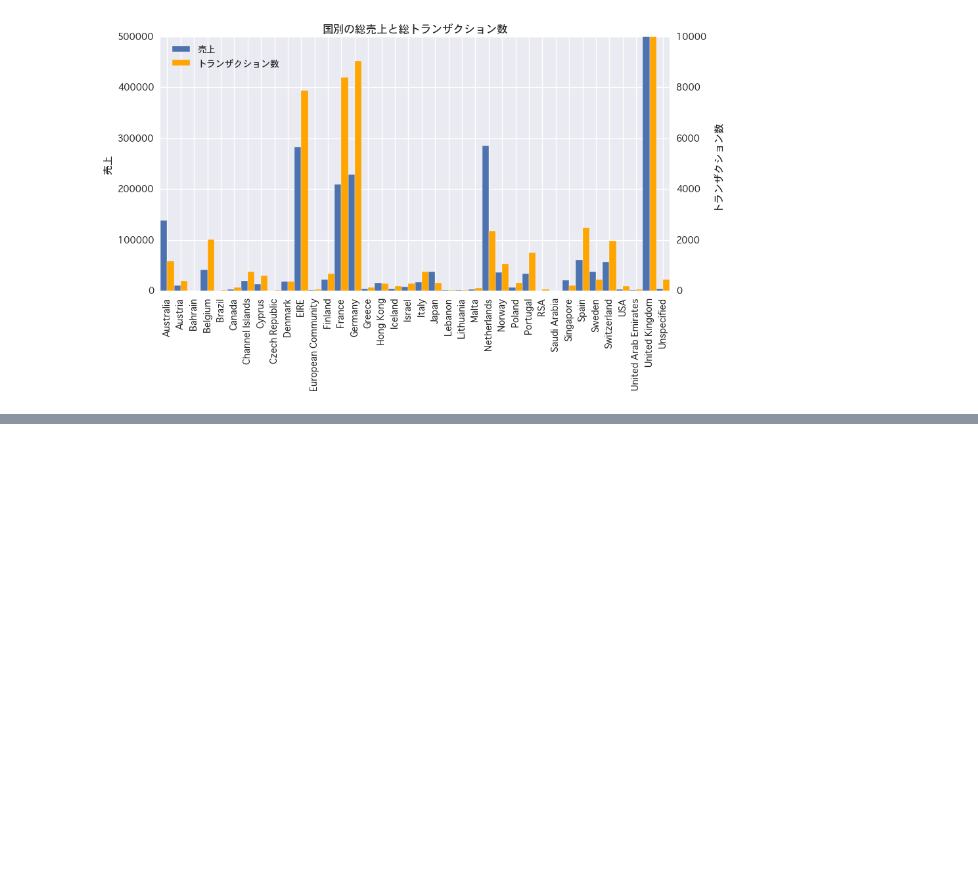
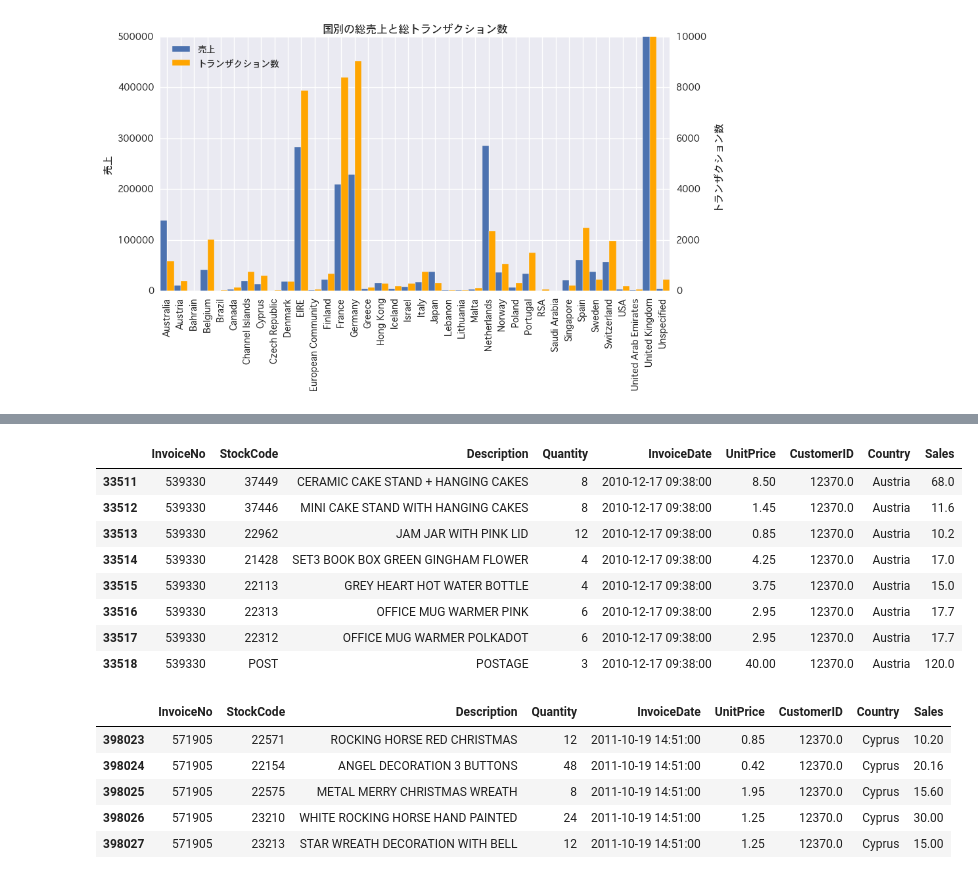
Before and after one commit to Fujiki-Nakamura/OnlineRetailAnalysis, a Jupyter notebook: EDA/sales.ipynb, the cells around one changed output, grey strips where cells are left out. Drawn from its saved outputs; the diff is of its cells as text; code cells hidden in the pictures; blank space fills up the shorter version.

```diff
--- a/EDA/sales.ipynb
+++ b/EDA/sales.ipynb
@@ -138,0 +332,23 @@ Name: Sales, dtype: float64
+# %%
+# 顧客の中には Country が複数ある顧客もいる
+# この顧客は途中で Country が変更したわけでもない。
+
+df_sales[df_sales['CustomerID'] == 12370.0]['Country'].unique()
+display(df_sales[(df_sales['CustomerID'] == 12370.0) & (df_sales['Country'] == 'Austria')])
+display(df_sales[(df_sales['CustomerID'] == 12370.0) & (df_sales['Country'] == 'Cyprus')].tail())
+# %% [output]
+|  | InvoiceNo | StockCode | Description | Quantity | InvoiceDate | UnitPrice | CustomerID | Country | Sales |
+| 33511 | 539330 | 37449 | CERAMIC CAKE STAND + HANGING CAKES | 8 | 2010-12-17 09:38:00 | 8.50 | 12370.0 | Austria | 68.0 |
+| 33512 | 539330 | 37446 | MINI CAKE STAND WITH HANGING CAKES | 8 | 2010-12-17 09:38:00 | 1.45 | 12370.0 | Austria | 11.6 |
+| 33513 | 539330 | 22962 | JAM JAR WITH PINK LID | 12 | 2010-12-17 09:38:00 | 0.85 | 12370.0 | Austria | 10.2 |
+| 33514 | 539330 | 21428 | SET3 BOOK BOX GREEN GINGHAM FLOWER | 4 | 2010-12-17 09:38:00 | 4.25 | 12370.0 | Austria | 17.0 |
+| 33515 | 539330 | 22113 | GREY HEART HOT WATER BOTTLE | 4 | 2010-12-17 09:38:00 | 3.75 | 12370.0 | Austria | 15.0 |
+| 33516 | 539330 | 22313 | OFFICE MUG WARMER PINK | 6 | 2010-12-17 09:38:00 | 2.95 | 12370.0 | Austria | 17.7 |
+| 33517 | 539330 | 22312 | OFFICE MUG WARMER POLKADOT | 6 | 2010-12-17 09:38:00 | 2.95 | 12370.0 | Austria | 17.7 |
+| 33518 | 539330 | POST | POSTAGE | 3 | 2010-12-17 09:38:00 | 40.00 | 12370.0 | Austria | 120.0 |
+|  | InvoiceNo | StockCode | Description | Quantity | InvoiceDate | UnitPrice | CustomerID | Country | Sales |
+| 398023 | 571905 | 22571 | ROCKING HORSE RED CHRISTMAS | 12 | 2011-10-19 14:51:00 | 0.85 | 12370.0 | Cyprus | 10.20 |
+| 398024 | 571905 | 22154 | ANGEL DECORATION 3 BUTTONS | 48 | 2011-10-19 14:51:00 | 0.42 | 12370.0 | Cyprus | 20.16 |
+| 398025 | 571905 | 22575 | METAL MERRY CHRISTMAS WREATH | 8 | 2011-10-19 14:51:00 | 1.95 | 12370.0 | Cyprus | 15.60 |
+| 398026 | 571905 | 23210 | WHITE ROCKING HORSE HAND PAINTED | 24 | 2011-10-19 14:51:00 | 1.25 | 12370.0 | Cyprus | 30.00 |
+| 398027 | 571905 | 23213 | STAR WREATH DECORATION WITH BELL | 12 | 2011-10-19 14:51:00 | 1.25 | 12370.0 | Cyprus | 15.00 |
```
Also changed, not shown: parts of 20 cells of this notebook, 4 other files.
